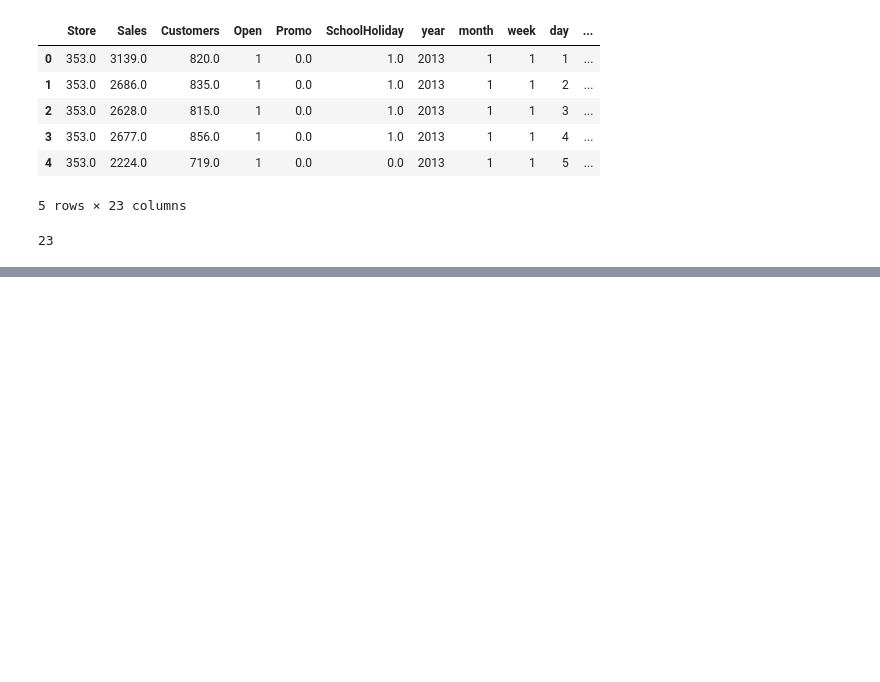
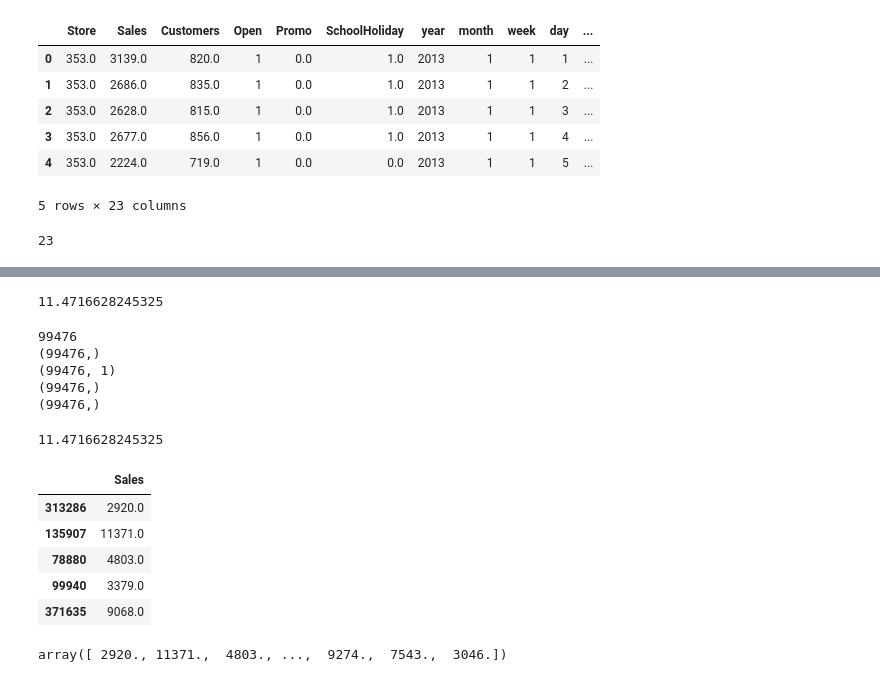
Before and after one commit to elenche95/stores, a Jupyter notebook: Untitled.ipynb, the cells around one changed output, grey strips where cells are left out. Drawn from its saved outputs; the diff is of its cells as text; code cells hidden in the pictures; blank space fills up the shorter version.

Commit message:
create model to run prediction

```diff
--- a/Untitled.ipynb
+++ b/Untitled.ipynb
@@ -60,0 +102,4 @@ len(test.columns)
+# %%
+metric_adam(pred, y_valid.values)
+# %% [output]
+11.4716628245325
@@ -60,0 +108,27 @@ len(test.columns)
+# %%
+a = predict_with_metric(X_valid, './y_valid.csv')
+# %% [output]
+99476
+(99476,)
+(99476, 1)
+(99476,)
+(99476,)
+# %%
+a[0]
+# %% [output]
+11.4716628245325
+# %%
+y = pd.read_csv('./y_valid.csv', index_col=0)
+# %%
+y.head()
+# %% [output]
+|  | Sales |
+| 313286 | 2920.0 |
+| 135907 | 11371.0 |
+| 78880 | 4803.0 |
+| 99940 | 3379.0 |
+| 371635 | 9068.0 |
+# %%
+y.Sales.values
+# %% [output]
+array([ 2920., 11371.,  4803., ...,  9274.,  7543.,  3046.])
```
Also changed, not shown: parts of 8 cells of this notebook, 3 other files.
